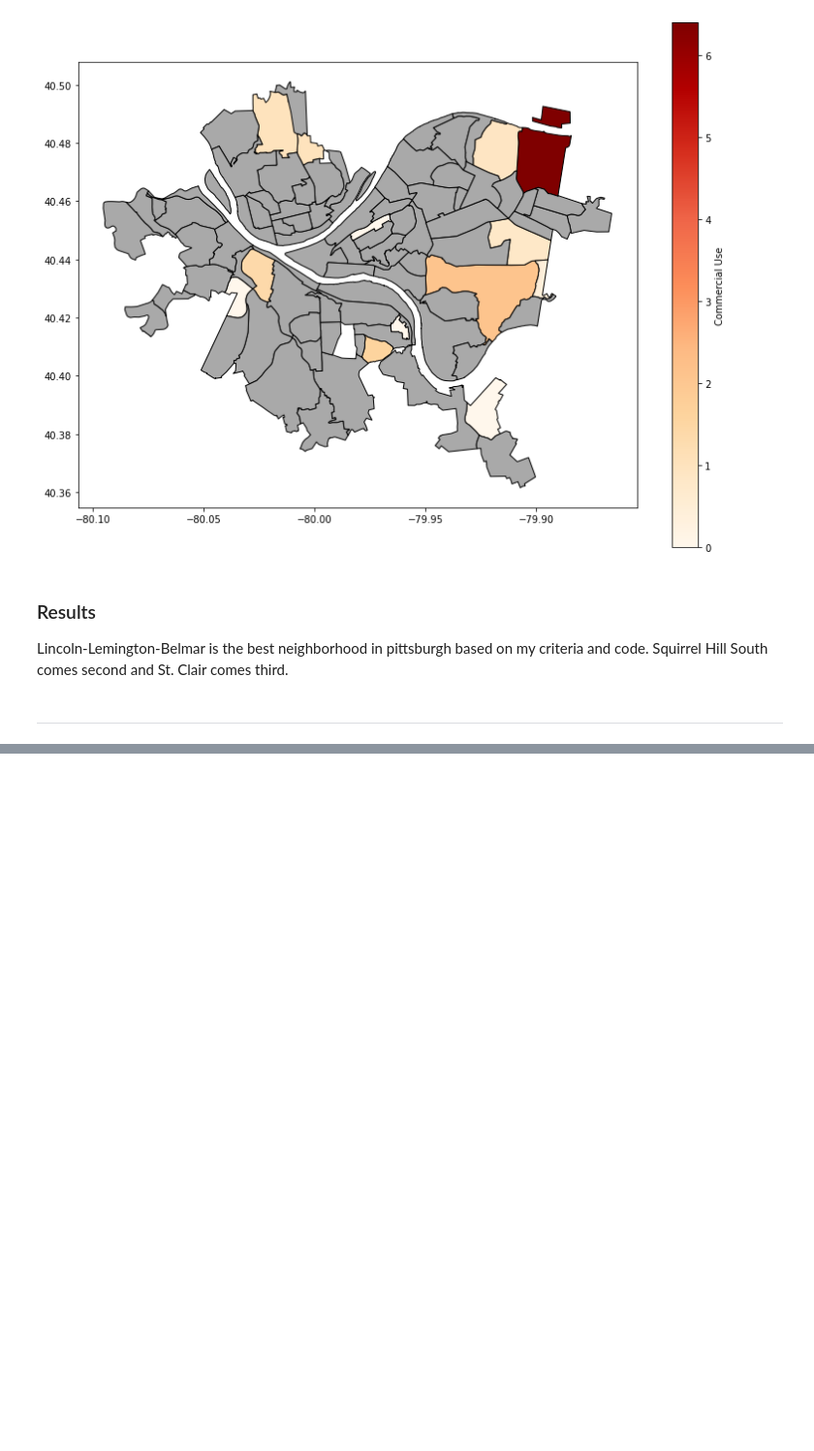
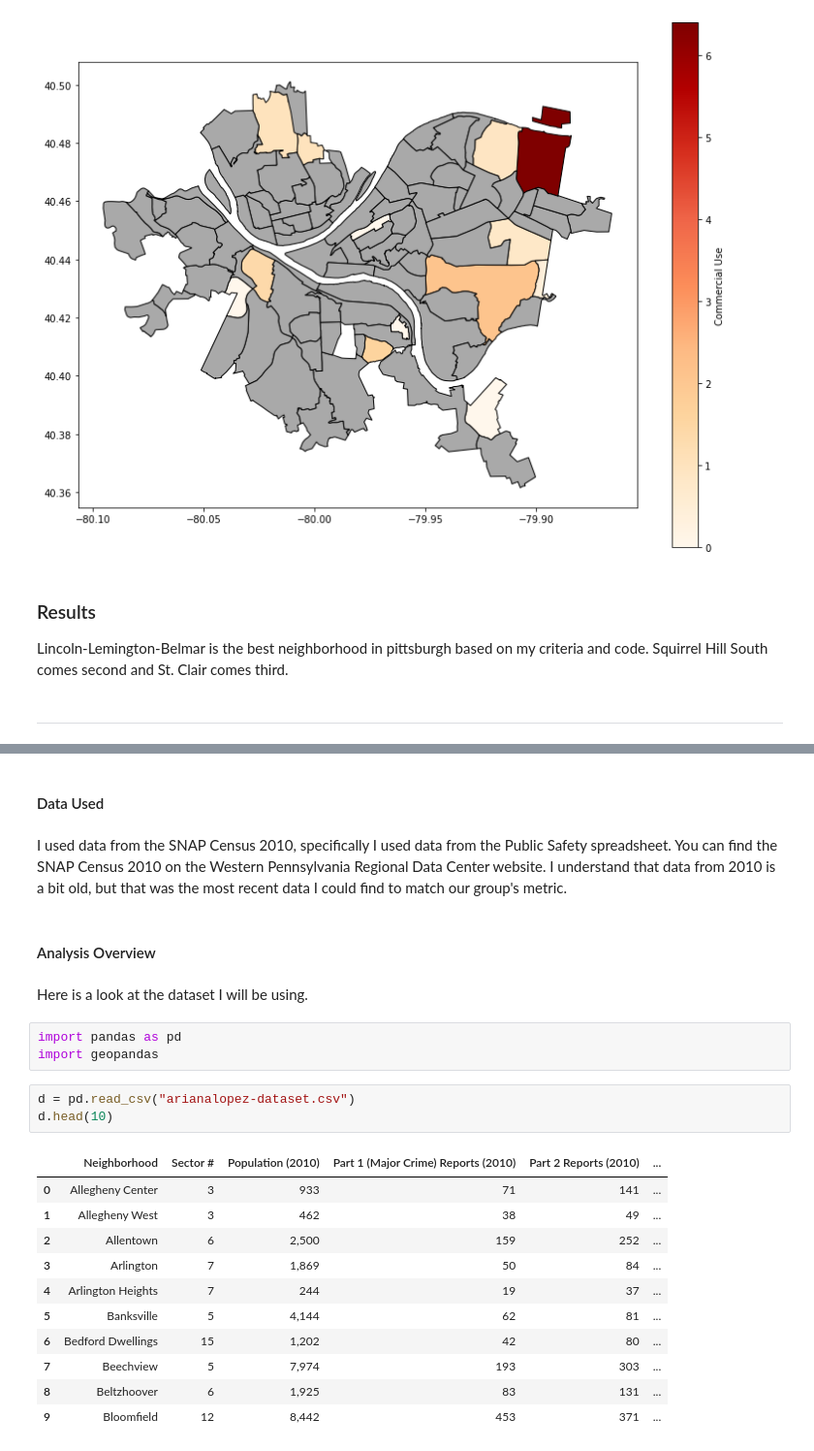
Before and after one commit to benjamin-kiddie/Big-Ideas-Final-Project, a Jupyter notebook: Presentation-Notebook.ipynb, the cells around one changed output, grey strips where cells are left out. Shown at 97% size. Drawn from its saved outputs; the diff is of its cells as text; blank space fills up the shorter version.

```diff
--- a/Presentation-Notebook.ipynb
+++ b/Presentation-Notebook.ipynb
@@ -280,0 +285,26 @@ ________________________________________________________________________________
+# %% [markdown]
+#### Data Used
+# %% [markdown]
+I used data from the SNAP Census 2010, specifically I used data from the Public Safety spreadsheet. You can find the SNAP Census 2010 on the Western Pennsylvania Regional Data Center website. I understand that data from 2010 is a bit old, but that was the most recent data I could find to match our group's metric.
+# %% [markdown]
+#### Analysis Overview
+# %% [markdown]
+Here is a look at the dataset I will be using.
+# %%
+import pandas as pd
+import geopandas
+# %%
+d = pd.read_csv("arianalopez-dataset.csv")
+d.head(10)
+# %% [output]
+|  | Neighborhood | Sector # | Population (2010) | Part 1 (Major Crime) Reports (2010) | Part 2 Reports (2010) | ... |
+| 0 | Allegheny Center | 3 | 933 | 71 | 141 | ... |
+| 1 | Allegheny West | 3 | 462 | 38 | 49 | ... |
+| 2 | Allentown | 6 | 2,500 | 159 | 252 | ... |
+| 3 | Arlington | 7 | 1,869 | 50 | 84 | ... |
+| 4 | Arlington Heights | 7 | 244 | 19 | 37 | ... |
+| 5 | Banksville | 5 | 4,144 | 62 | 81 | ... |
+| 6 | Bedford Dwellings | 15 | 1,202 | 42 | 80 | ... |
+| 7 | Beechview | 5 | 7,974 | 193 | 303 | ... |
+| 8 | Beltzhoover | 6 | 1,925 | 83 | 131 | ... |
+| 9 | Bloomfield | 12 | 8,442 | 453 | 371 | ... |
```
Also changed, not shown: parts of 17 cells of this notebook.
